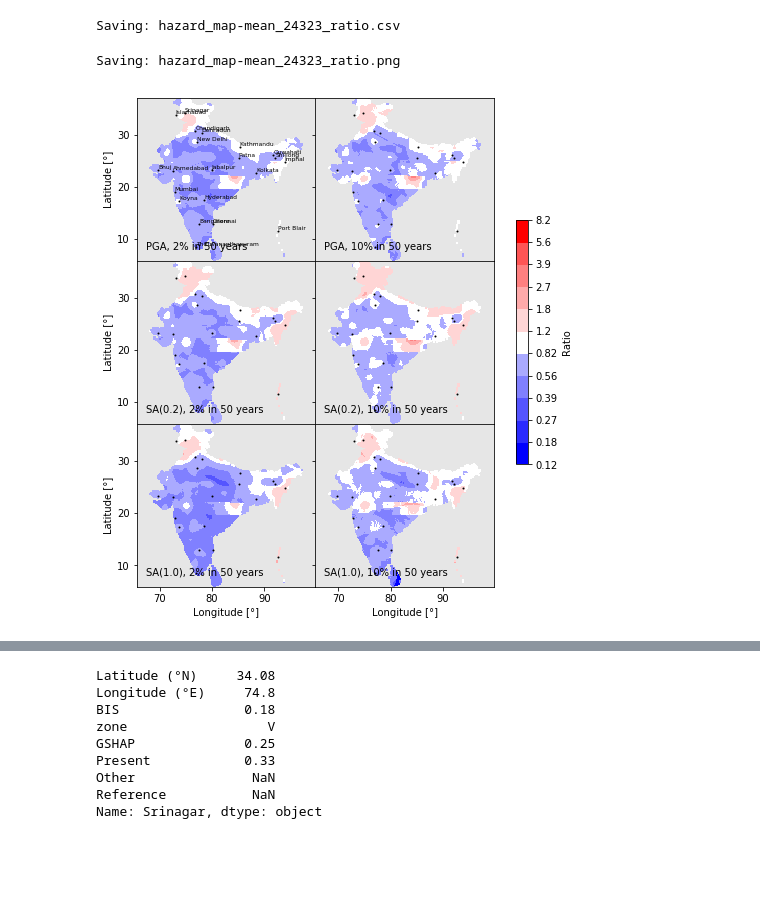
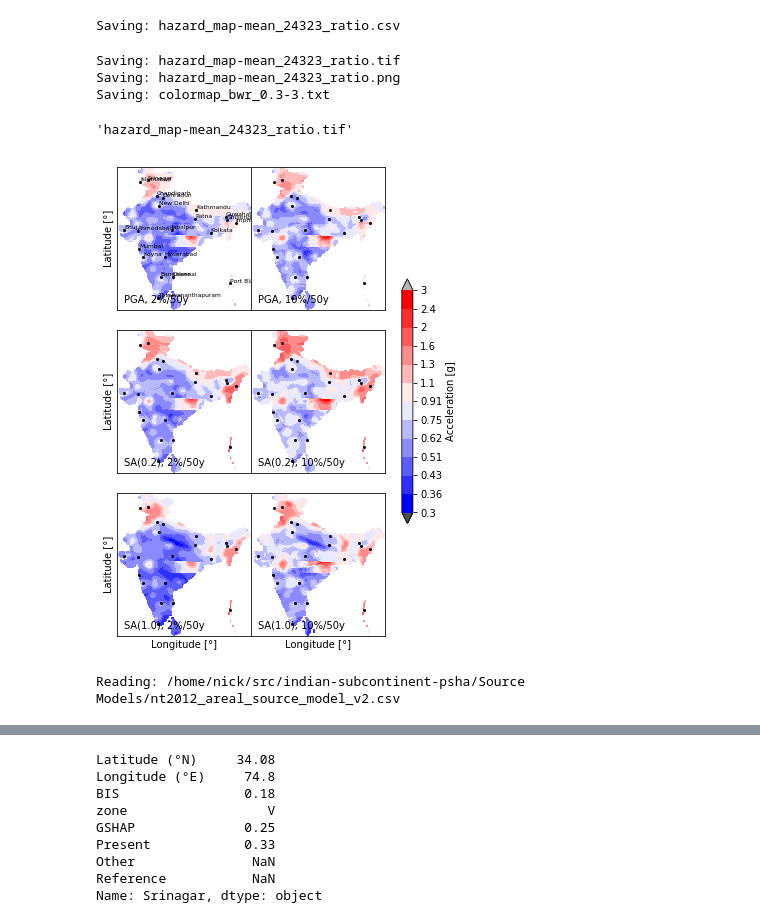
Before and after one commit to nackerley/indian-subcontinent-psha, a Jupyter notebook: Results/Mapping.ipynb, the cells around one changed output, grey strips where cells are left out. Drawn from its saved outputs; the diff is of its cells as text; code cells hidden in the pictures; blank space fills up the shorter version.

```diff
--- a/Results/Mapping.ipynb
+++ b/Results/Mapping.ipynb
@@ -242,50 +185,29 @@ df_ratio_temp.to_csv(ratio_csv, index=False)
 # %% [output]
 Saving: hazard_map-mean_24323_ratio.csv
-# %%
-ratio_limits = (0.1, 10)
-ratio_boundaries = logspace(ratio_limits[0], ratio_limits[1], 12)[1::2]
-ratio_cmap = plt.cm.get_cmap('bwr', len(ratio_boundaries) + 1)
-ratio_norm = BoundaryNorm(ratio_boundaries, ncolors=ratio_cmap.N, clip=True)
-ratio_labels = ['%g' % item for item in ratio_boundaries]
-
-fig, axes = plt.subplots(len(imts), len(poes_inv),
-                         figsize=(4*len(poes_inv),3*len(imts)), sharex=True, sharey=True,
-                         subplot_kw={'adjustable': 'datalim', 'aspect': 1})
-fig.subplots_adjust(hspace=0, wspace=0)
-for imt, row_axes in zip(imts, axes):
-    for poe_inv, poe_nom, ax in zip(poes_inv, POES_NOM, row_axes):
-        ax.set_facecolor('0.9')
-        imt_poe_label = ('%s, %.3g%% in %g years' %
-                         (str(imt), 100*poe_nom, T_NOM))
-        annotate(imt_poe_label, 'lower left', ax)
-        df = df_ratio[(imt, poe_inv)].unstack()
-        x = np.hstack((df.index - grid_step/2, df.index.max() + grid_step/2))
-        y = np.hstack((df.columns - grid_step/2, df.columns.max() + grid_step/2))
-        im = ax.pcolormesh(x, y, df.values.T, cmap=ratio_cmap, norm=ratio_norm,
-                           vmin=ratio_limits[0], vmax=ratio_limits[1])
-
-        ax.plot(df_cities['Longitude (°E)'],
-                df_cities['Latitude (°N)'],
-                'ko', markersize=1)
-
-for city, info in df_cities.iterrows():
-    axes[0, 0].annotate(city, (info['Longitude (°E)'], info['Latitude (°N)']),
-                        va='bottom', fontsize=6)
-
-plt.gca().set_aspect('equal')
-plt.autoscale(enable=True, axis=u'both', tight=True)
-cbar = fig.colorbar(im, ax=axes.ravel().tolist(), shrink=0.5, label='Ratio')
-cbar.set_ticks(ratio_boundaries)
-cbar.ax.set_yticklabels(ratio_labels)
-
-[ax.set_xlabel(u'Longitude [°]') for ax in axes[-1, :]]
-[ax.xaxis.set_major_locator(MultipleLocator(base=10.)) for ax in axes[-1, :]]
-[ax.set_ylabel(u'Latitude [°]') for ax in axes[:, 0]]
-[ax.yaxis.set_major_locator(MultipleLocator(base=10.)) for ax in axes[:, 0]]
-
-ratio_pdf = os.path.splitext(os.path.basename(MAP_CSV))[0] + '_ratio.png'
-print('Saving: ' + ratio_pdf)
-fig.savefig(ratio_pdf, dpi=300, bbox_inches='tight')
-# %% [output]
-Saving: hazard_map-mean_24323_ratio.png
-[figure, removed]
+# %%
+csv2raster(ratio_csv, colormap='bwr', limits=[0.3, 3],
+           symmetric=True, bins_per_decade=12)
+# %% [output]
+Saving: hazard_map-mean_24323_ratio.tif
+Saving: hazard_map-mean_24323_ratio.png
+Saving: colormap_bwr_0.3-3.txt
+'hazard_map-mean_24323_ratio.tif'
+[figure, added]
+# %%
+error_df = gpd.GeoDataFrame(
+    df_ratio_flat.dropna(),
+    geometry=[Point(lon, lat) for lon, lat in df_ratio.dropna().index],
+    crs='WGS84').reset_index()
+areal_df = gpd.GeoDataFrame(csv2areal(AREAL_CSV), crs='WGS84').reset_index()
+areal_df = areal_df[areal_df['a'] != 0]
+
+error_info_dfs = []
+for layer_id in range(1, 5):
+    error_info_dfs.append(gpd.sjoin(
+        error_df,
+        areal_df[areal_df['layerid'] == layer_id],
+        how='left', op='within'))
+error_info_df = pd.concat(error_info_dfs)
+error_info_df.drop(columns='index_right', inplace=True)
+# %% [output]
+Reading: /home/nick/src/indian-subcontinent-psha/Source Models/nt2012_areal_source_model_v2.csv
```
Also changed, not shown: parts of 12 cells of this notebook, 16 other files.
